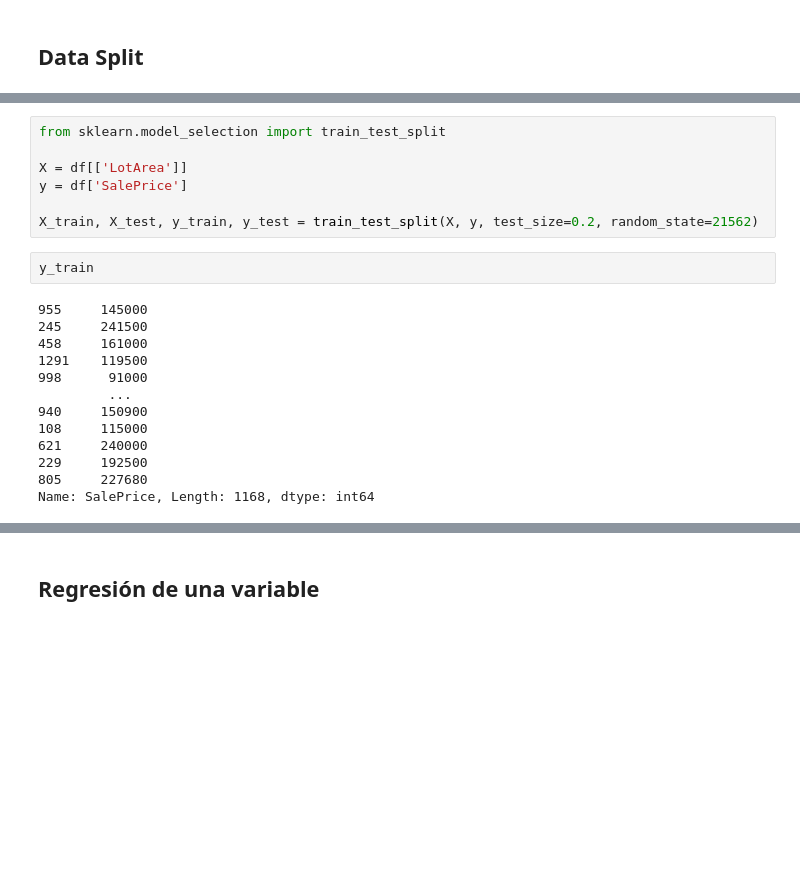
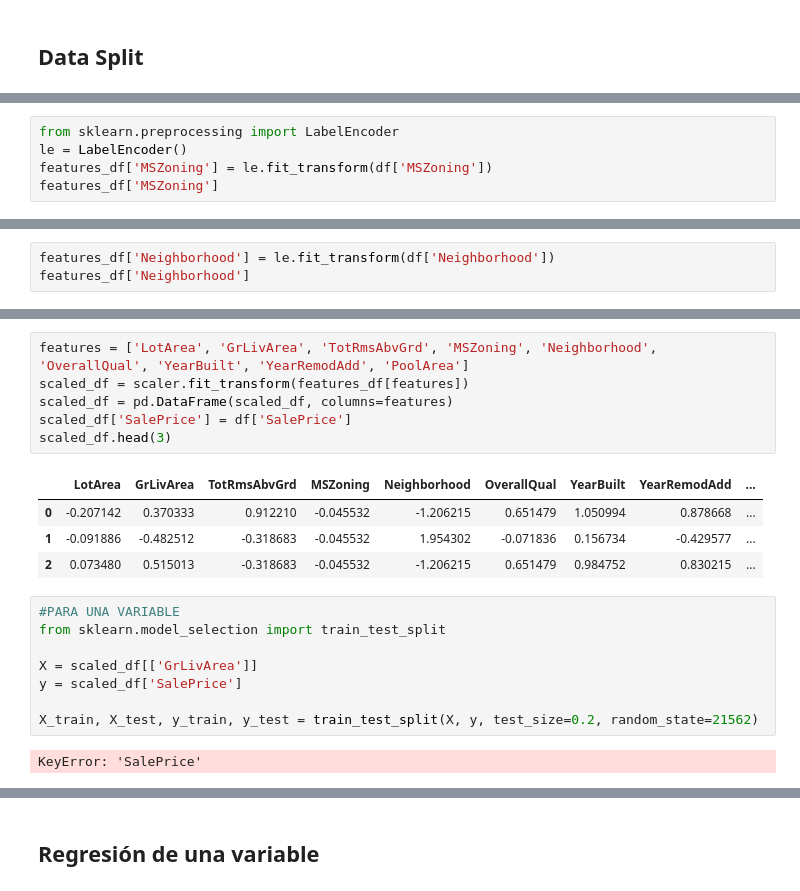
Before and after one commit to bl33h/housePricesRegression, a Jupyter notebook: housePricesRegression.ipynb, the cells around one changed output, grey strips where cells are left out. Drawn from its saved outputs; the diff is of its cells as text; blank space fills up the shorter version.

```diff
--- a/housePricesRegression.ipynb
+++ b/housePricesRegression.ipynb
@@ -106,0 +111,5 @@ plt.show()
+# %%
+from sklearn.preprocessing import LabelEncoder
+le = LabelEncoder()
+features_df['MSZoning'] = le.fit_transform(df['MSZoning'])
+features_df['MSZoning']
@@ -106,0 +134,3 @@ plt.show()
+# %%
+features_df['Neighborhood'] = le.fit_transform(df['Neighborhood'])
+features_df['Neighborhood']
@@ -107,22 +155,21 @@ plt.show()
+# %%
+features = ['LotArea', 'GrLivArea', 'TotRmsAbvGrd', 'MSZoning', 'Neighborhood', 'OverallQual', 'YearBuilt', 'YearRemodAdd', 'PoolArea']
+scaled_df = scaler.fit_transform(features_df[features])
+scaled_df = pd.DataFrame(scaled_df, columns=features)
+scaled_df['SalePrice'] = df['SalePrice']
+scaled_df.head(3)
+# %% [output]
+|  | LotArea | GrLivArea | TotRmsAbvGrd | MSZoning | Neighborhood | OverallQual | YearBuilt | YearRemodAdd | ... |
+| 0 | -0.207142 | 0.370333 | 0.912210 | -0.045532 | -1.206215 | 0.651479 | 1.050994 | 0.878668 | ... |
+| 1 | -0.091886 | -0.482512 | -0.318683 | -0.045532 | 1.954302 | -0.071836 | 0.156734 | -0.429577 | ... |
+| 2 | 0.073480 | 0.515013 | -0.318683 | -0.045532 | -1.206215 | 0.651479 | 0.984752 | 0.830215 | ... |
 # %%
+#PARA UNA VARIABLE
 from sklearn.model_selection import train_test_split
 
-X = df[['LotArea']]
-y = df['SalePrice']
+X = scaled_df[['GrLivArea']]
+y = scaled_df['SalePrice']
 
 X_train, X_test, y_train, y_test = train_test_split(X, y, test_size=0.2, random_state=21562)
+# %% [output]
+KeyError: 'SalePrice'
-# %%
-y_train
-# %% [output]
-955     145000
-245     241500
-458     161000
-1291    119500
-998      91000
-         ...
-940     150900
-108     115000
-621     240000
-229     192500
-805     227680
-Name: SalePrice, Length: 1168, dtype: int64
```
Also changed, not shown: parts of 11 cells of this notebook.
